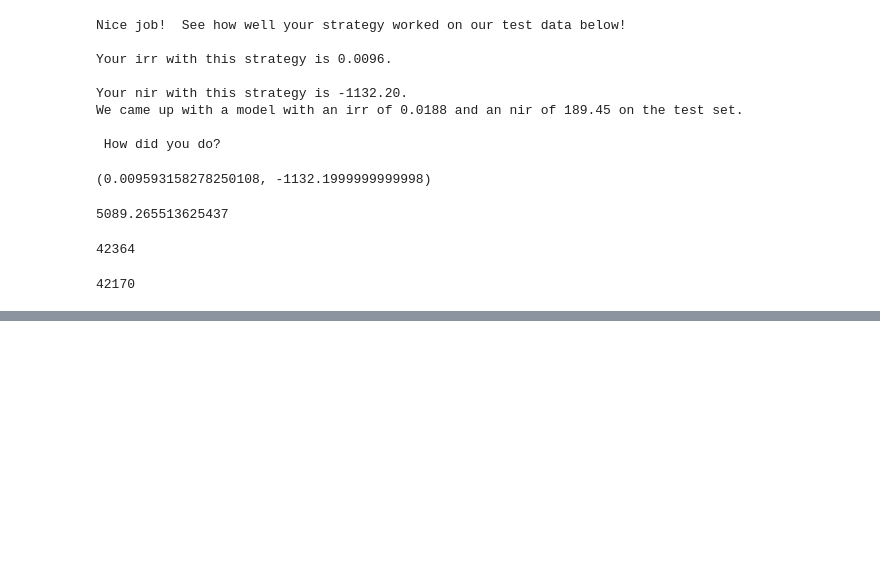
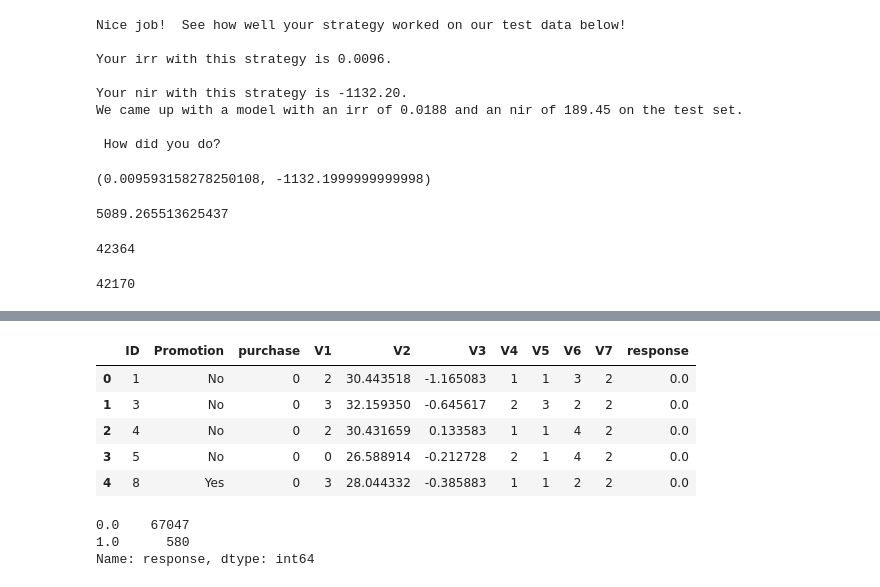
Before and after one commit to pedflotor/Data-Scientist-Nanodegree, a Jupyter notebook: Portfolio Exercises/Starbucks/Starbucks.ipynb, the cells around one changed output, grey strips where cells are left out. Saved outputs shown, nothing was run; the diff lists cells and outputs as text; code cells hidden in the pictures; blank space fills up the shorter version.

```diff
--- a/Portfolio Exercises/Starbucks/Starbucks.ipynb
+++ b/Portfolio Exercises/Starbucks/Starbucks.ipynb
@@ -240,0 +250,27 @@ train_data[train_data['Promotion']=='No'].shape[0]
+# %%
+# read data
+train_data = pd.read_csv('./training.csv')
+test_data = pd.read_csv('./Test.csv')
+# %%
+# generate labels
+# only those who made a purchase after receiving a promotion will be assigned a label of 1,
+# while the other individuals will be given a label of 0
+
+response = []
+
+for index, row in train_data.iterrows():
+    if (row['purchase'] == 1) and (row['Promotion']=='Yes'):
+        response.append(1.0)
+    else:
+        response.append(0.0)
+
+train_data['response'] = response
+# %%
+train_data.head()
+# %% [output]
+|  | ID | Promotion | purchase | V1 | V2 | V3 | V4 | V5 | V6 | V7 | response |
+| 0 | 1 | No | 0 | 2 | 30.443518 | -1.165083 | 1 | 1 | 3 | 2 | 0.0 |
+| 1 | 3 | No | 0 | 3 | 32.159350 | -0.645617 | 2 | 3 | 2 | 2 | 0.0 |
+| 2 | 4 | No | 0 | 2 | 30.431659 | 0.133583 | 1 | 1 | 4 | 2 | 0.0 |
+| 3 | 5 | No | 0 | 0 | 26.588914 | -0.212728 | 2 | 1 | 4 | 2 | 0.0 |
+| 4 | 8 | Yes | 0 | 3 | 28.044332 | -0.385883 | 1 | 1 | 2 | 2 | 0.0 |
@@ -240,0 +287,6 @@ train_data[train_data['Promotion']=='No'].shape[0]
+# %%
+Y_train.value_counts()
+# %% [output]
+0.0    67047
+1.0      580
+Name: response, dtype: int64
```
Also changed, not shown: parts of 12 cells of this notebook.
